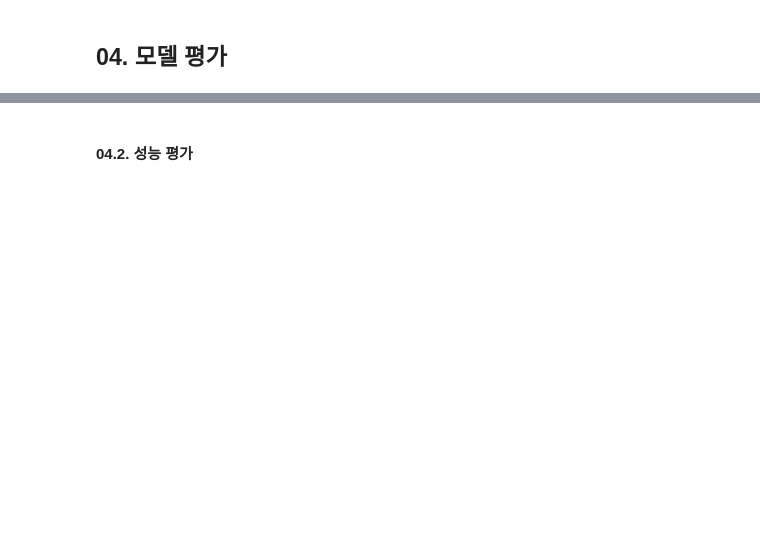
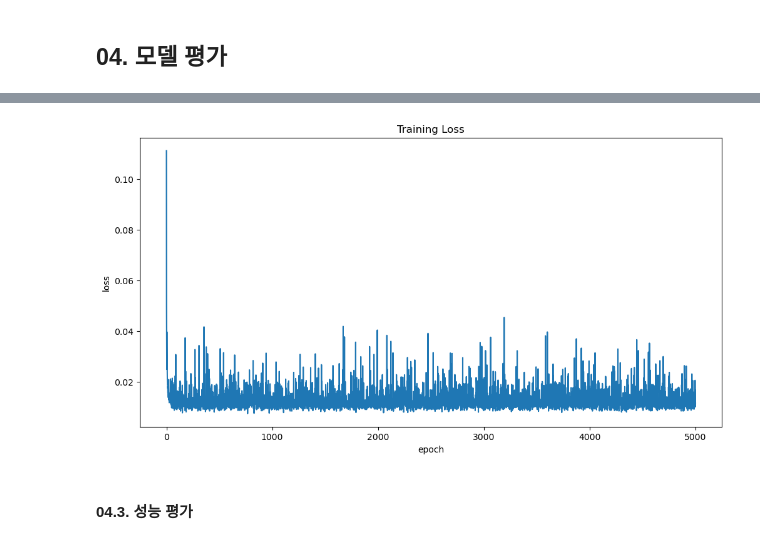
Before and after one commit to sang-he0n/DEEP_LEARNING-practice, a Jupyter notebook: script/CH02. Deep Neural Network/02.2. Pre-trained Information.ipynb, the cells around one changed output, grey strips where cells are left out. Cells and saved outputs as stored; diff of their text form; code cells hidden in the pictures; blank space fills up the shorter version.

```diff
--- a/script/CH02. Deep Neural Network/02.2. Pre-trained Information.ipynb
+++ b/script/CH02. Deep Neural Network/02.2. Pre-trained Information.ipynb
@@ -7,8 +7,9 @@
 # %%
 SEED_NUM = 2025
 BATCH_SIZE = 32
-EPOCH_NUM = 500
+EPOCH_NUM = 5000
 USE_PRETRAIN_YN = 'Y' # 'Y' or 'N'
+MODEL_PTH = '../../model/bostonRegGPU.pt'
 # %% [markdown]
 #### 00.1. **라이브러리 호출 및 옵션 설정**
 # %%
@@ -52,7 +64,7 @@ def compute_rmse(model:torch.nn.Module, loader:torch.utils.data.DataLoader) :
 class MyTensorDataset(torch.utils.data.Dataset) :
     def __init__(self, df:pd.DataFrame, pred_label_nm:'str', data_type:torch.dtype=torch.float32) :
         self.feature = torch.tensor(data=df.drop(labels=pred_label_nm, axis=1).values, dtype=data_type)
-        self.label = torch.tensor(data=df.loc[:, pred_label_nm].values, dtype=data_type)
+        self.label = torch.tensor(data=df.loc[:, pred_label_nm].values, dtype=data_type).reshape(shape=(-1, 1))
         self.len = self.label.shape[0]
     def __getitem__(self, index) :
         return self.feature[index], self.label[index]
@@ -74,7 +86,7 @@ class MyRegressionModel(torch.nn.Module) :
             ])
             self.layers[f'fc_{i}'] = fc_block
         layer = torch.nn.Linear(in_features=dims[-1], out_features=1)
-        self.layers['output'] = layer
+        self.layers[f'fc_{i+1}'] = layer
     def forward(self, x) :
         _layers = list(self.layers.values())
         for fc_block in _layers[:-1]:
@@ -149,7 +161,7 @@ scheduler = torch.optim.lr_scheduler.StepLR(optimizer=optimizer, step_size=30, g
 # %%
 batch_cnt = len(boston_train_loader)
 if USE_PRETRAIN_YN == 'Y' :
-    checkpoint = torch.load (f='../../model/bostonReg.pt')
+    checkpoint = torch.load(f=MODEL_PTH)
     model.load_state_dict(state_dict=checkpoint['model'])
     optimizer.load_state_dict(state_dict=checkpoint['optimizer'])
     epoch = checkpoint['epoch']
@@ -174,8 +186,7 @@ for epoch in progress_bar :
     for inputs, targets in boston_train_loader :
         optimizer.zero_grad()
         outputs = model(x=inputs)
-        outputs = outputs.reshape(shape=[outputs.shape[0]])
-        loss = criterion(outputs, targets)
+        loss = criterion(input=outputs, target=targets)
         loss.backward()
         optimizer.step()
         running_loss += loss.item()
@@ -190,7 +201,7 @@ for epoch in progress_bar :
                 'model'     : model.state_dict(),
                 'optimizer' : optimizer.state_dict()
             },
-            f='../../model/bostonReg.pt'
+            f=MODEL_PTH
         )
     scheduler.step()
     progress_bar.set_postfix(ordered_dict={'epoch':epoch+1, 'loss':running_loss})
@@ -209,13 +228,15 @@ print(f'>> Train RMSE: {rmse_train}')
 # %%
 #(2) Plot traing loss
-# plt.figure(figsize=(12, 6))
-# plt.title(label='Training Loss')
-# plt.xlabel(xlabel='epoch')
-# plt.ylabel(ylabel='loss')
-# plt.plot(loss_hist)
-# plt.show()
+plt.figure(figsize=(12, 6))
+plt.title(label='Training Loss')
+plt.xlabel(xlabel='epoch')
+plt.ylabel(ylabel='loss')
+plt.plot(loss_hist)
+plt.show()
+# %% [output]
+[figure, added]
 # %% [markdown]
-#### 04.2. **성능 평가**
+#### 04.3. **성능 평가**
 # %%
 rmse_test = compute_rmse(model=model, loader=boston_test_loader)
 print(f'>> Test RMSE : {rmse_test}')
```
Also changed, not shown: parts of 11 cells of this notebook, 7 other files.
